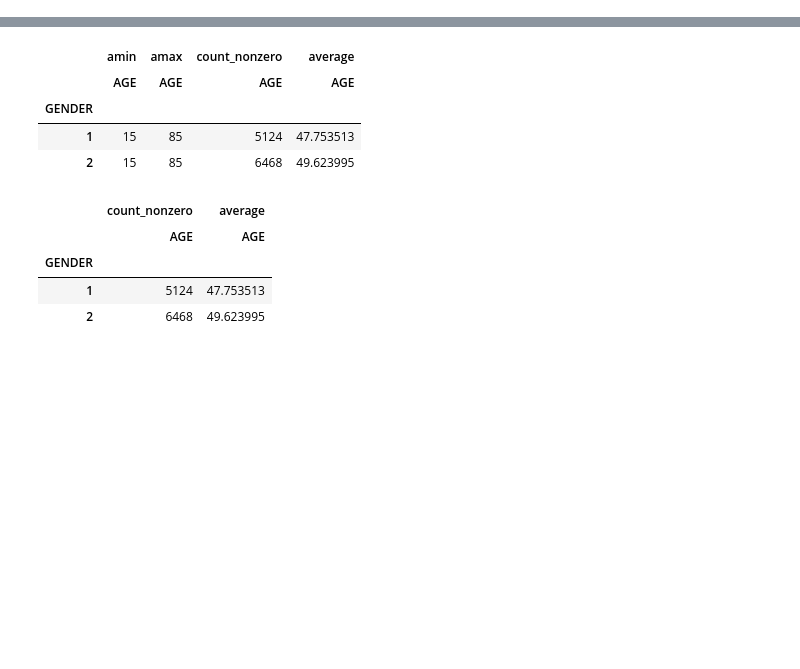
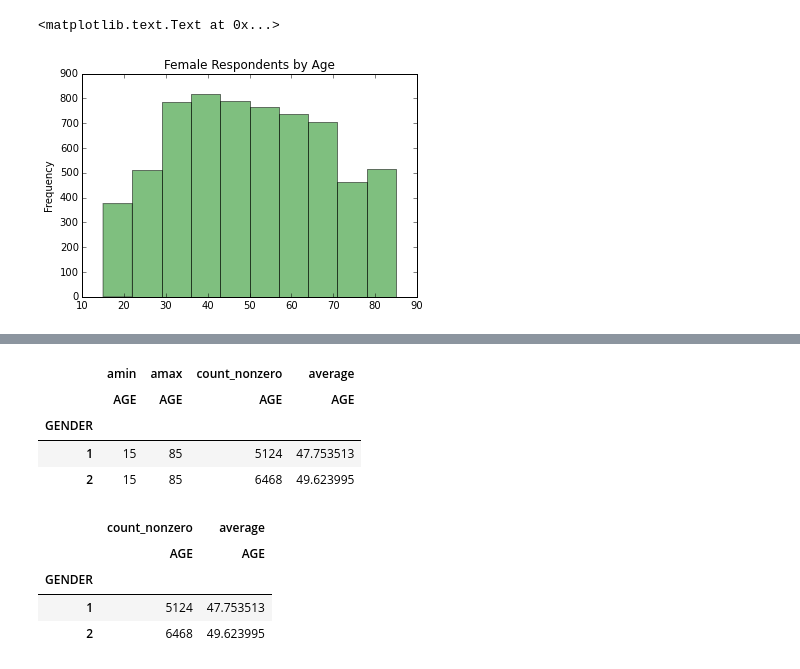
Before and after one commit to BobAmand/atus-analysis, a Jupyter notebook: summary_analysis_MVP.ipynb, the cells around one changed output, grey strips where cells are left out. Saved outputs shown, nothing was run; the diff lists cells and outputs as text; code cells hidden in the pictures; blank space fills up the shorter version.

```diff
--- a/summary_analysis_MVP.ipynb
+++ b/summary_analysis_MVP.ipynb
@@ -44,3 +48,10 @@ f_age['AGE'].plot(kind='hist')
+# %%
+f_age['AGE'].plot(kind='hist', color='g', alpha=0.5)
+plt.title("Female Respondents by Age")
+plt.ylabel("Frequency")
+# %% [output]
+<matplotlib.text.Text at 0x...>
+[figure, added]
 # %%
 x = list(m_age['AGE'])      # true list of male ages
 y = list(f_age['AGE'])      # true list of female ages
```
Also changed, not shown: parts of 14 cells of this notebook.
